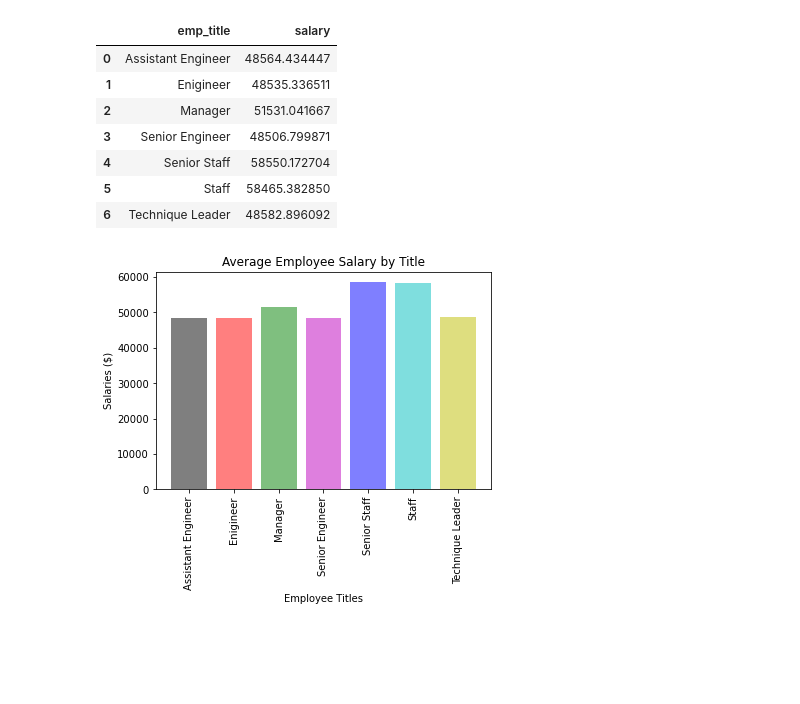
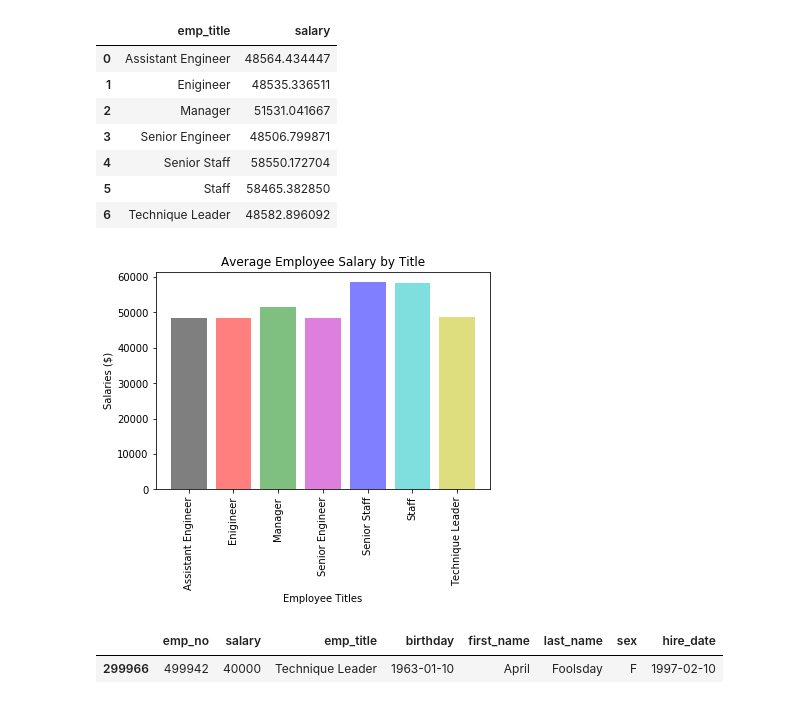
Before and after one commit to Paulhan49/SQL-Challenge, a Jupyter notebook: SQL_employee_bonus.ipynb, the cells around one changed output. Drawn from its saved outputs; the diff is of its cells as text; code cells hidden in the pictures; blank space fills up the shorter version.

```diff
--- a/SQL_employee_bonus.ipynb
+++ b/SQL_employee_bonus.ipynb
@@ -7,7 +7,7 @@ import numpy as np
 import matplotlib.pyplot as plt
 import scipy.stats as st
 # %%
-engine = create_engine('postgresql://postgres:11@localhost:5432/employee1')
+engine = create_engine('postgresql://username:password@localhost:5432/employee1')
 connection = engine.connect()
 # %%
 # Read salaries table
@@ -142,4 +142,11 @@ plt.savefig("average_salary_by_title.png")
 # Show plot
 plt.show()
 # %% [output]
-[figure, old version]
+[figure, new version]
+# %%
+# Epilogue: Find my info with employee ID
+me = combine.loc[combine['emp_no'] == 499942]
+me
+# %% [output]
+|  | emp_no | salary | emp_title | birthday | first_name | last_name | sex | hire_date |
+| 299966 | 499942 | 40000 | Technique Leader | 1963-01-10 | April | Foolsday | F | 1997-02-10 |
```
Also changed, not shown: 1 other file.
